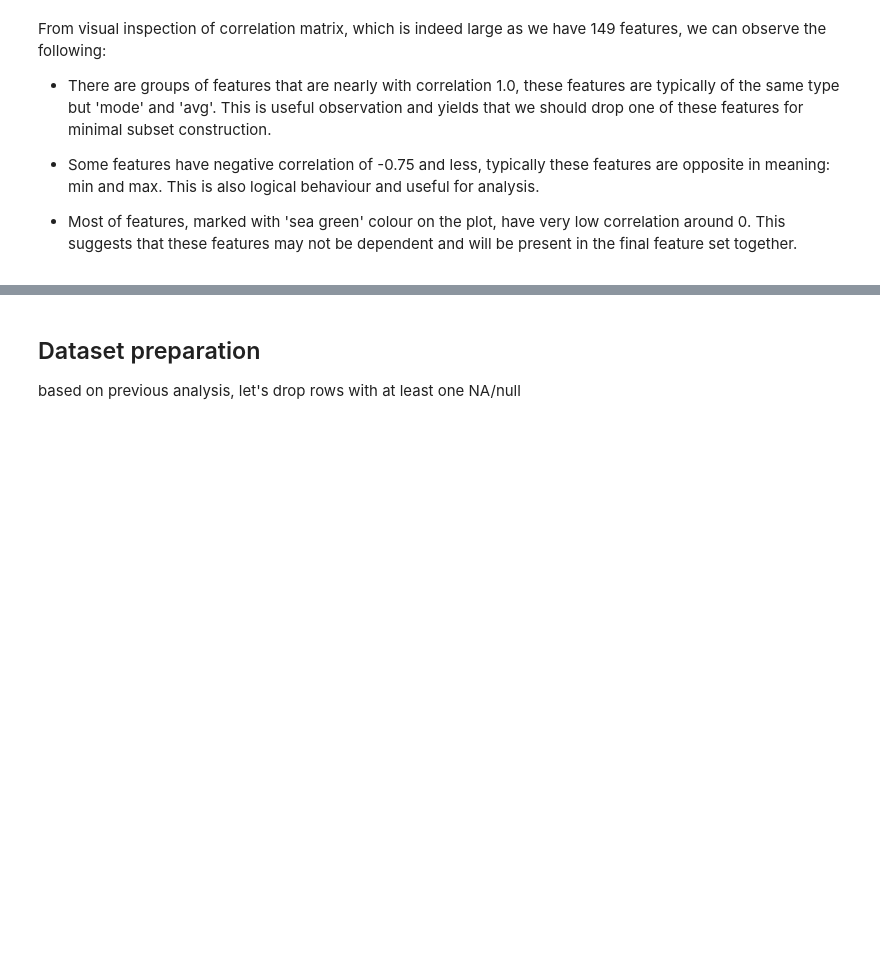
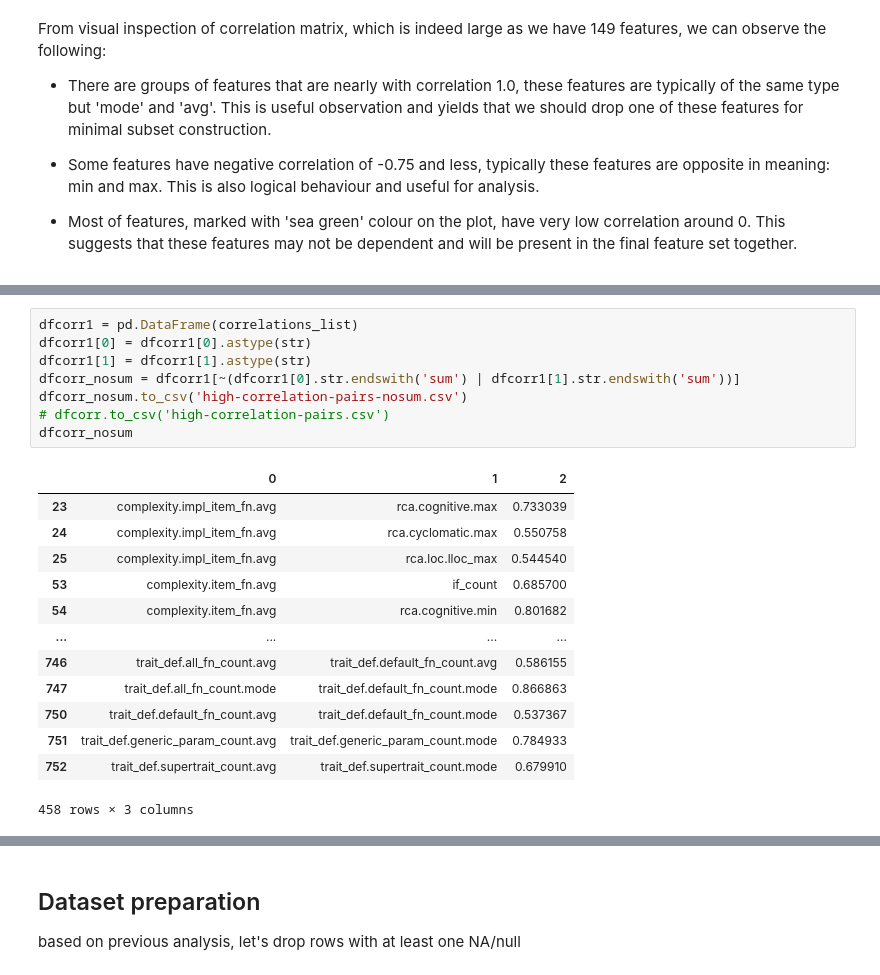
Before and after one commit to Glemhel/subsetter, a Jupyter notebook: Subsetter.ipynb, the cells around one changed output, grey strips where cells are left out. Drawn from its saved outputs; the diff is of its cells as text; blank space fills up the shorter version.

```diff
--- a/Subsetter.ipynb
+++ b/Subsetter.ipynb
@@ -216,0 +293,22 @@ From visual inspection of correlation matrix, which is indeed large as we have 1
+# %%
+dfcorr1 = pd.DataFrame(correlations_list)
+dfcorr1[0] = dfcorr1[0].astype(str)
+dfcorr1[1] = dfcorr1[1].astype(str)
+dfcorr_nosum = dfcorr1[~(dfcorr1[0].str.endswith('sum') | dfcorr1[1].str.endswith('sum'))]
+dfcorr_nosum.to_csv('high-correlation-pairs-nosum.csv')
+# dfcorr.to_csv('high-correlation-pairs.csv')
+dfcorr_nosum
+# %% [output]
+|  | 0 | 1 | 2 |
+| 23 | complexity.impl_item_fn.avg | rca.cognitive.max | 0.733039 |
+| 24 | complexity.impl_item_fn.avg | rca.cyclomatic.max | 0.550758 |
+| 25 | complexity.impl_item_fn.avg | rca.loc.lloc_max | 0.544540 |
+| 53 | complexity.item_fn.avg | if_count | 0.685700 |
+| 54 | complexity.item_fn.avg | rca.cognitive.min | 0.801682 |
+| ... | ... | ... | ... |
+| 746 | trait_def.all_fn_count.avg | trait_def.default_fn_count.avg | 0.586155 |
+| 747 | trait_def.all_fn_count.mode | trait_def.default_fn_count.mode | 0.866863 |
+| 750 | trait_def.default_fn_count.avg | trait_def.default_fn_count.mode | 0.537367 |
+| 751 | trait_def.generic_param_count.avg | trait_def.generic_param_count.mode | 0.784933 |
+| 752 | trait_def.supertrait_count.avg | trait_def.supertrait_count.mode | 0.679910 |
+458 rows × 3 columns
```
Also changed, not shown: parts of 10 cells of this notebook, 2 other files.
